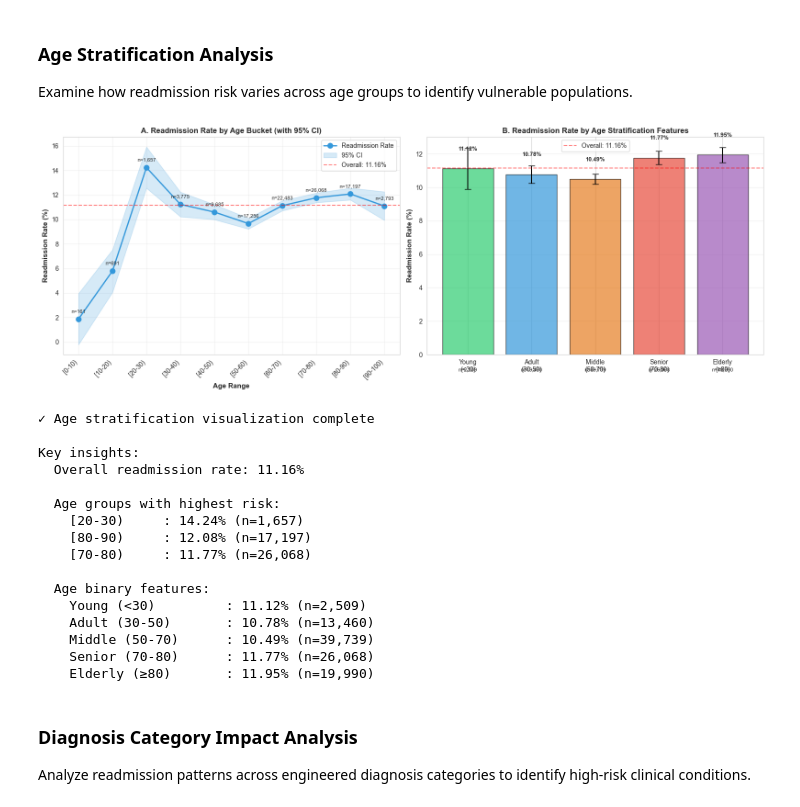
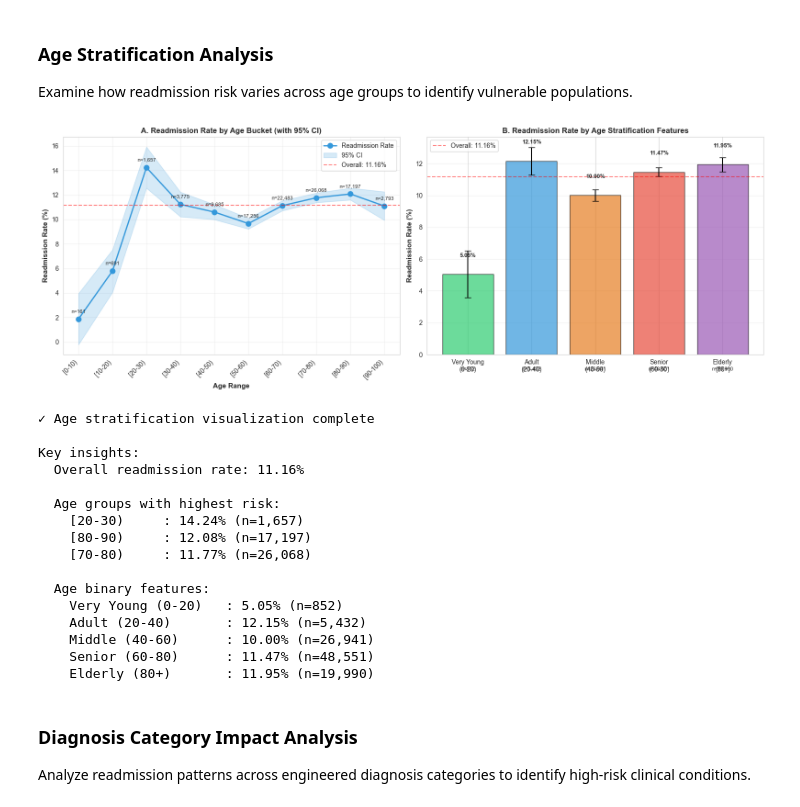
Before and after one commit to auphong2707/hospital-readmission-risk, a Jupyter notebook: phase-1-data-explore-preprocessing/eda_compact.ipynb, the cells around one changed output. Cells and saved outputs as stored; diff of their text form; code cells hidden in the pictures.

```diff
--- a/phase-1-data-explore-preprocessing/eda_compact.ipynb
+++ b/phase-1-data-explore-preprocessing/eda_compact.ipynb
@@ -826,12 +826,12 @@ age_mapping = {
 # Create age bucket feature
 data['age_bucket'] = data['age'].map(age_mapping)
 
-# Create age binary indicators
-data['age_young'] = (data['age_bucket'] < 3).astype(int)      # < 30
-data['age_adult'] = ((data['age_bucket'] >= 3) & (data['age_bucket'] < 5)).astype(int)   # 30-50
-data['age_middle'] = ((data['age_bucket'] >= 5) & (data['age_bucket'] < 7)).astype(int)  # 50-70
-data['age_senior'] = ((data['age_bucket'] >= 7) & (data['age_bucket'] < 8)).astype(int)  # 70-80
-data['age_elderly'] = (data['age_bucket'] >= 8).astype(int)   # >= 80
+# Create refined age binary indicators based on risk patterns
+data['age_very_young'] = (data['age_bucket'] < 2).astype(int)      # [0-20): low risk
+data['age_adult'] = ((data['age_bucket'] >= 2) & (data['age_bucket'] < 4)).astype(int)   # [20-40): higher risk
+data['age_middle'] = ((data['age_bucket'] >= 4) & (data['age_bucket'] < 6)).astype(int)  # [40-60): moderate risk
+data['age_senior'] = ((data['age_bucket'] >= 6) & (data['age_bucket'] < 8)).astype(int)  # [60-80): moderate-high risk
+data['age_elderly'] = (data['age_bucket'] >= 8).astype(int)   # [80+): higher risk
 
 # Calculate readmission rates by age bucket
 age_analysis = []
@@ -889,8 +889,8 @@ for i, row in age_df.iterrows():
 
 # Panel B: Binary age feature comparisons
 ax2 = axes[1]
-age_binary_features = ['age_young', 'age_adult', 'age_middle', 'age_senior', 'age_elderly']
-age_binary_labels = ['Young\n(<30)', 'Adult\n(30-50)', 'Middle\n(50-70)', 'Senior\n(70-80)', 'Elderly\n(≥80)']
+age_binary_features = ['age_very_young', 'age_adult', 'age_middle', 'age_senior', 'age_elderly']
+age_binary_labels = ['Very Young\n(0-20)', 'Adult\n(20-40)', 'Middle\n(40-60)', 'Senior\n(60-80)', 'Elderly\n(80+)']
 
 binary_rates = []
 binary_cis = []
@@ -919,34 +919,34 @@ bars = ax2.bar(x_pos, binary_rates, yerr=binary_cis, capsize=5, alpha=0.7,
 ax2.axhline(y=overall_rate, color='red', linestyle='--', alpha=0.5,
             label=f'Overall: {overall_rate:.2f}%')
 
 ax2.set_xticks(x_pos)
 ax2.set_xticklabels(age_binary_labels)
 ax2.set_ylabel('Readmission Rate (%)', fontsize=11, fontweight='bold')
 ax2.set_title('B. Readmission Rate by Age Stratification Features', fontsize=12, fontweight='bold')
 ax2.legend()
 ax2.grid(axis='y', alpha=0.3)
 
 # Add sample size annotations
 for i, (rate, count) in enumerate(zip(binary_rates, binary_counts)):
     ax2.text(i, rate + 1, f'{rate:.2f}%', ha='center', va='bottom', fontsize=9, fontweight='bold')
     ax2.text(i, -1, f'n={count:,}', ha='center', fontsize=8)
 
 plt.tight_layout()
 plt.show()
 
 print(f"\n✓ Age stratification visualization complete")
 print(f"\nKey insights:")
 print(f"  Overall readmission rate: {overall_rate:.2f}%")
 print(f"\n  Age groups with highest risk:")
 sorted_age = age_df.sort_values('Readmission_Rate', ascending=False)
 for i, row in sorted_age.head(3).iterrows():
     print(f"    {row['Age_Range']:12s}: {row['Readmission_Rate']:.2f}% (n={row['Sample_Size']:,})")
 
 print(f"\n  Age binary features:")
 for feat, label, rate, count in zip(age_binary_features, age_binary_labels, binary_rates, binary_counts):
     print(f"    {label.replace(chr(10), ' '):20s}: {rate:.2f}% (n={count:,})")
 # %% [output]
-[figure, old version]
+[figure, new version]
 ✓ Age stratification visualization complete
 
 Key insights:
@@ -958,11 +958,11 @@ Key insights:
     [70-80)     : 11.77% (n=26,068)
 
   Age binary features:
-    Young (<30)         : 11.12% (n=2,509)
-    Adult (30-50)       : 10.78% (n=13,460)
-    Middle (50-70)      : 10.49% (n=39,739)
-    Senior (70-80)      : 11.77% (n=26,068)
-    Elderly (≥80)       : 11.95% (n=19,990)
+    Very Young (0-20)   : 5.05% (n=852)
+    Adult (20-40)       : 12.15% (n=5,432)
+    Middle (40-60)      : 10.00% (n=26,941)
+    Senior (60-80)      : 11.47% (n=48,551)
+    Elderly (80+)       : 11.95% (n=19,990)
 # %% [markdown]
 ### Diagnosis Category Impact Analysis
 
```
Also changed, not shown: parts of 1 cell of this notebook, 1 other file.
